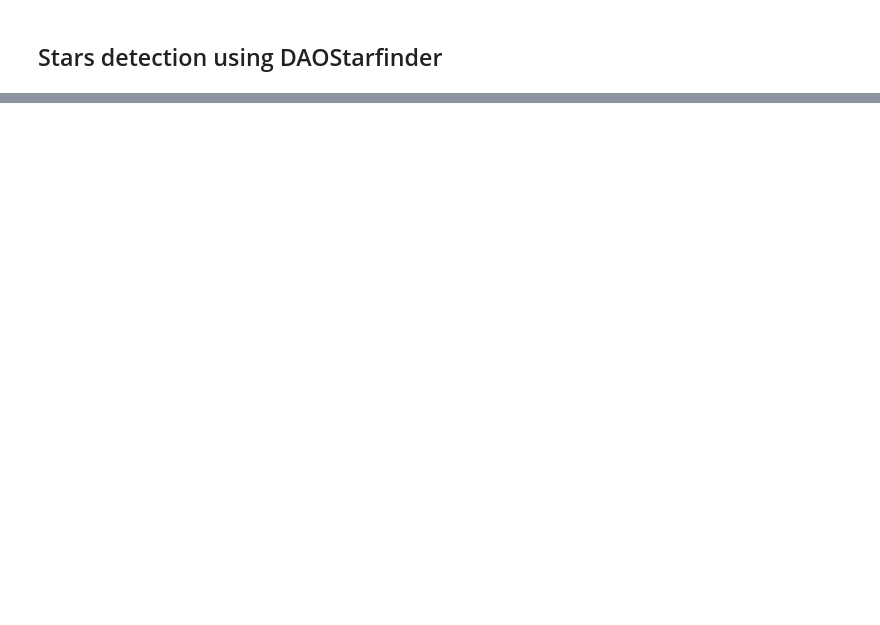
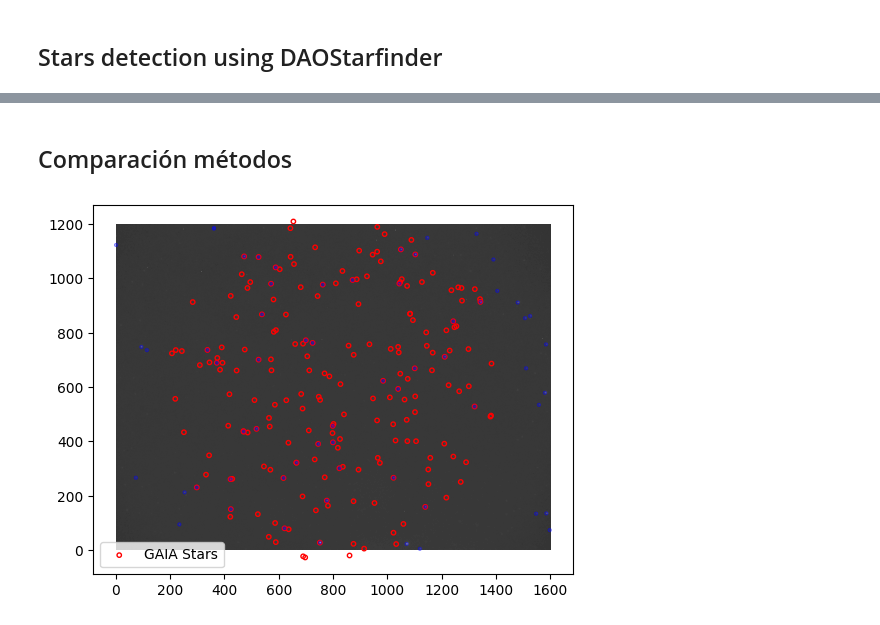
Before and after one commit to juagudeloo/Seeing-OAN, a Jupyter notebook: Eduardo_field_stars_diameter.ipynb, the cells around one changed output, grey strips where cells are left out. Saved outputs shown, nothing was run; the diff lists cells and outputs as text; code cells hidden in the pictures; blank space fills up the shorter version.

```diff
--- a/Eduardo_field_stars_diameter.ipynb
+++ b/Eduardo_field_stars_diameter.ipynb
@@ -205,0 +285,13 @@ Desviación estandar: 3.07
+# %% [markdown]
+## Comparación métodos
+# %%
+# GAIA
+norm = ImageNormalize(stretch=SqrtStretch())
+plt.imshow(image_data, cmap="gray", norm=norm, origin="lower")  # Usar PowerNorm para el escalado logarítmico
+plt.scatter(x_star, y_star, s=10, edgecolor="red", facecolor="none", label="GAIA Stars")  # Ajustar el tamaño y color de los puntos
+# DAOStarfinder
+apertures.plot(color="blue", lw=1, alpha=0.5);
+plt.legend()
+plt.show()
+# %% [output]
+[figure, added]
```
Also changed, not shown: parts of 8 cells of this notebook.
